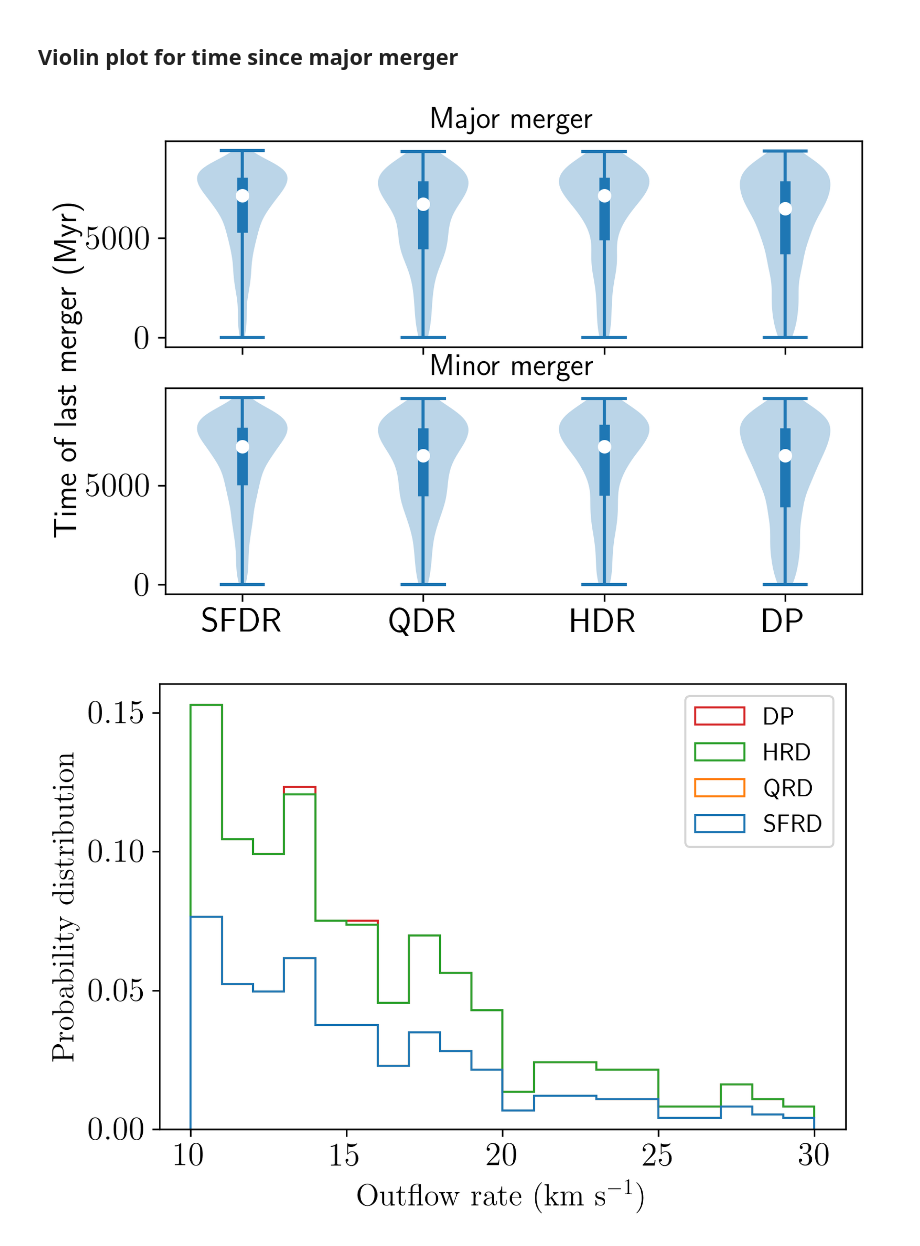
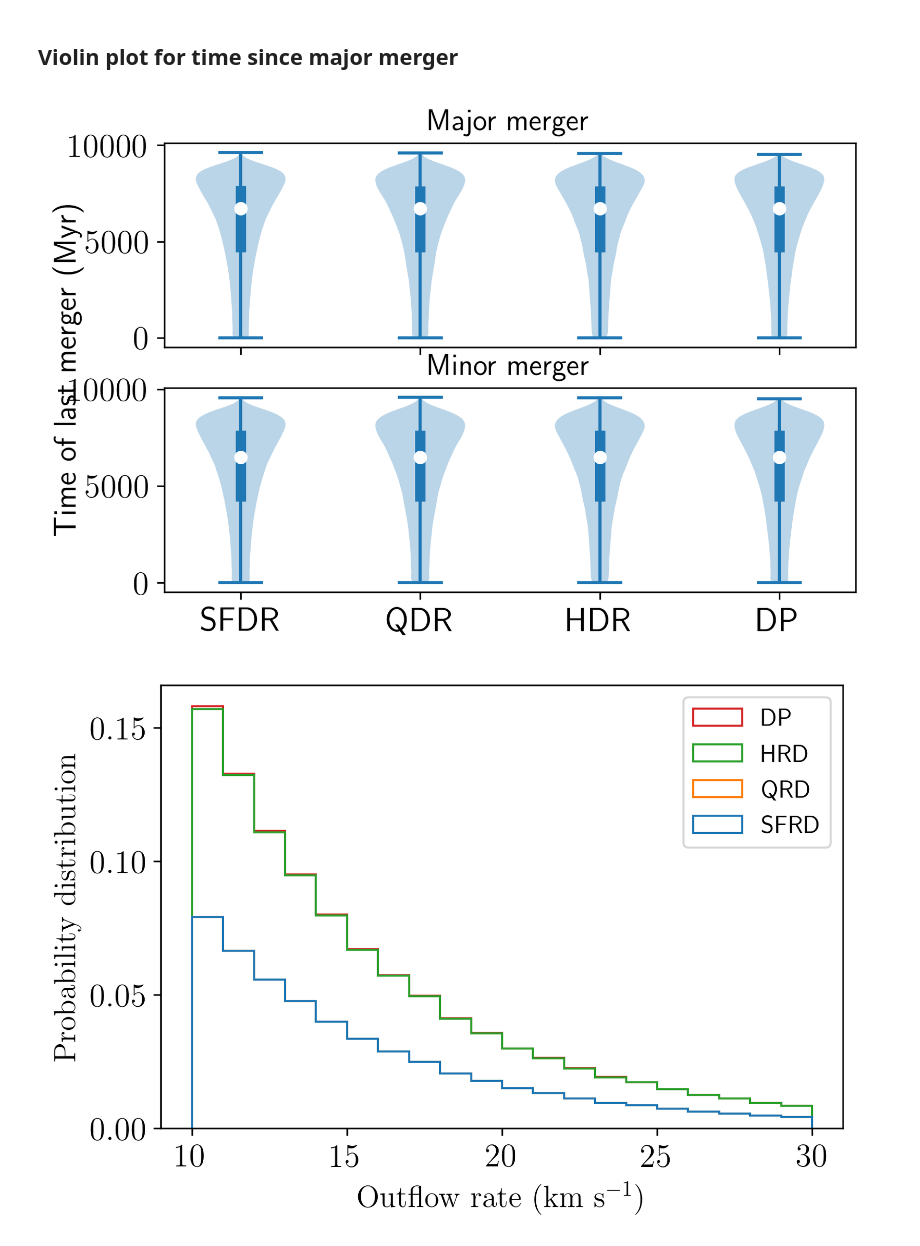
Before and after one commit to darrencroton/sage, a Jupyter notebook: analysis/dust-result.ipynb, the cells around one changed output. Drawn from its saved outputs; the diff is of its cells as text; code cells hidden in the pictures.

```diff
--- a/analysis/dust-result.ipynb
+++ b/analysis/dust-result.ipynb
@@ -19,8 +19,8 @@ BoxSize = ((62.5**3) * (8/8))**(1/3)
 dilute = 5000
 sSFRcut = -11.0
 # %%
-#directory = '../../output/test-bulge3/'
-directory = '../src/auxdata/trees/play2/'
+directory = '../../output/test-bulge3/'
+#directory = '../src/auxdata/trees/play2/'
 #directory1 = '../../output/no-destruct/'
 filename = 'model'
 #redshift = [127.000, 79.998, 50.000, 30.000, 19.916, 18.244, 16.725, 15.343, 14.086, 12.941, 11.897, 10.944, 10.073, 9.278, 8.550, 7.883, 7.272, 6.712, 6.197, 5.724, 5.289, 4.888, 4.520, 4.179, 3.866, 3.576, 3.308, 3.060, 2.831, 2.619, 2.422, 2.239, 2.070, 1.913, 1.766, 1.630, 1.504, 1.386, 1.276, 1.173, 1.078, 0.989, 0.905, 0.828, 0.755, 0.687, 0.624, 0.564, 0.509, 0.457, 0.408, 0.362, 0.320, 0.280, 0.242, 0.208, 0.175, 0.144, 0.116, 0.089, 0.064, 0.041, 0.020, 0.000]
@@ -33,7 +33,7 @@ redshift = [0.000, 1.386, 2.070, 3.060, 4.179, 5.289, 6.197, 7.272] #millennium
 #redshift = [0.000]
 #redshift = [0.000, 1.321, 2.028, 3.037, 4.038, 5.150, 6.022, 7.026] #MDPL
 firstfile = 0
-lastfile = 7
+lastfile = 511
 MaxTreeFiles = lastfile - firstfile + 1
 #print(lbtime)
 # %%
@@ -6905,35 +6922,35 @@ w = np.where((colddust< 1e-4) & (hotdust< 1e-4)& (lastminor>0))[0]
 minor_d = lastminor[w]
 
 fig, axes = plt.subplots(nrows=2, ncols=1)
 ax0, ax1 = axes.flatten()
 
 ax0.set_xticklabels([])
 major = [major_a, major_b, major_c, major_d]
 x = [1, 2, 3, 4]
 medians = [np.median(major_a), np.median(major_b), np.median(major_c), np.median(major_d)]
 q1 = [np.percentile(major_a, 25), np.percentile(major_b, 25), np.percentile(major_c, 25), np.percentile(major_d, 25)]
 q3 = [np.percentile(major_a, 75), np.percentile(major_b, 75), np.percentile(major_c, 75), np.percentile(major_d, 75)]
 
 ax0.violinplot(major, showmeans=False, showmedians=False)
 ax0.scatter(x, medians, marker='o', color='white', s=30, zorder=3)
 ax0.vlines(x, q1, q3, color=u'#1f77b4', lw=5)
 ax0.set_title('Major merger')
 
 minor = [minor_a, minor_b, minor_c, minor_d]
 medians = [np.median(minor_a), np.median(minor_b), np.median(minor_c), np.median(minor_d)]
 q1 = [np.percentile(minor_a, 25), np.percentile(minor_b, 25), np.percentile(minor_c, 25), np.percentile(minor_d, 25)]
 q3 = [np.percentile(minor_a, 75), np.percentile(minor_b, 75), np.percentile(minor_c, 75), np.percentile(minor_d, 75)]
 
 ax1.violinplot(minor, showmeans=False, showmedians=False)
 ax1.scatter(x, medians, marker='o', color='white', s=30, zorder=3)
 ax1.vlines(x, q1, q3, color=u'#1f77b4', lw=5)
 ax1.set_title('Minor merger')
 xticks([1, 2, 3, 4], ('SFDR', 'QDR', 'HDR', 'DP'))
 
 fig.text(0, 0.5, 'Time of last merger (Myr)', fontsize=15, va='center', rotation='vertical')
-savefig('plots/TimeOfLastMajorMerger.png', bbox_inches='tight')
+savefig('plots/TimeOfLastMajorMerger-testbulge3.png', bbox_inches='tight')
 # %% [output]
-[figure, old version]
+[figure, new version]
 # %%
 #fig, ax = plt.subplots(111)
 w = np.where(G_history[0].StellarMass > 0)[0]
@@ -6975,9 +6992,9 @@ plt.legend(loc=0)
 plt.ylabel(r'$\mathrm{Probability}\ \mathrm{distribution}$', fontsize=15)
 plt.xlabel(r'$\mathrm{Outflow}\ \mathrm{rate}\ \mathrm{(km}\ \mathrm{s}^{-1})$', fontsize=15)
 
-plt.savefig('plots/outflowrate.png', bbox_inches='tight')
+plt.savefig('plots/outflowrate-testbulge3.png', bbox_inches='tight')
 # %% [output]
-[figure, old version]
+[figure, new version]
 # %%
 #fig, ax = plt.subplots(111)
 w = np.where((G_history[0].HotGas > 0) & (G_history[0].ColdGas > 0))[0]
```
Also changed, not shown: parts of 5 cells of this notebook.
